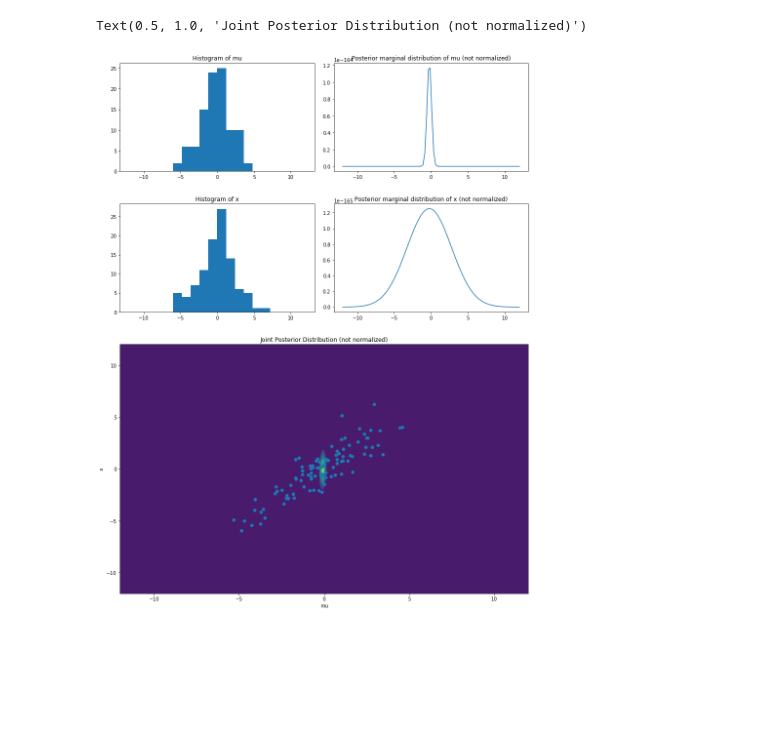
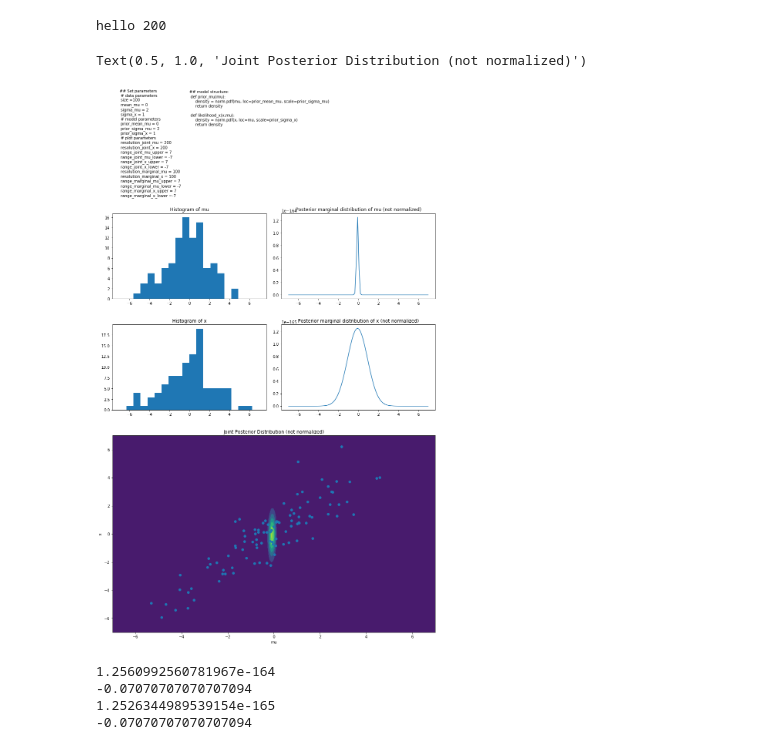
Before and after one commit to jong42/Master_Thesis_CDS, a Jupyter notebook: basic_manual_example.ipynb, the cells around one changed output. Cells and saved outputs as stored; diff of their text form; code cells hidden in the pictures; blank space fills up the shorter version.

Commit message:
Add plotting of used parameters and model structure

```diff
--- a/basic_manual_example.ipynb
+++ b/basic_manual_example.ipynb
@@ -111,39 +111,102 @@ x_plot = linspace(range_joint_x_lower,range_joint_x_upper,resolution_joint_x)
 grid = joint_posterior_without_normalizing_constant_vectorized(x_plot,mu_plot,X)
 # %%
 ## Calculate marginals for visualization
-marginals_x = [posterior_marginal_x_without_normalizing_constant(x,X) for x in np.linspace(-4,4,resolution_marginal_x)]
-marginals_mu = [posterior_marginal_mu_without_normalizing_constant(mu,X) for mu in np.linspace(-4,4,resolution_marginal_mu)]
+range_marginals_mu = np.linspace(range_marginal_mu_lower,range_marginal_mu_upper,resolution_marginal_mu)
+range_marginals_x  = np.linspace(range_marginal_x_lower, range_marginal_x_upper, resolution_marginal_x)
+
+marginals_mu = [posterior_marginal_mu_without_normalizing_constant(mu,X) for mu in range_marginals_mu]
+marginals_x = [posterior_marginal_x_without_normalizing_constant(x,X) for x in range_marginals_x]
+# %%
+print('hello' ,resolution_joint_mu)
+# %% [output]
+hello 200
 # %%
 ## Plot posterior distributions
 
 plt.figure(figsize=(15,20))
 vis_grid = plt.GridSpec(4, 2, wspace=0.1, hspace=0.3)
 
 plt.subplot(vis_grid[0, 0])
 hist(mu,range=[range_marginal_mu_lower,range_marginal_mu_upper],bins=20)
 plt.title('Histogram of mu')
 
+plt.text(range_joint_mu_lower,20,
+'## Set parameters \n \
+# data parameters \n \
+size =' + str(size)+ '\n \
+mean_mu = ' + str(mean_mu)+ '\n \
+sigma_mu = ' + str(sigma_mu)+ ' \n \
+sigma_x = ' + str(sigma_x)+ ' \n \
+# model parameters \n \
+prior_mean_mu = ' + str(prior_mean_mu)+ ' \n \
+prior_sigma_mu = ' + str(prior_sigma_mu)+ ' \n \
+prior_sigma_x = ' + str(prior_sigma_x)+' \n \
+# plot parameters \n \
+resolution_joint_mu = ' + str(resolution_joint_mu)+' \n \
+resolution_joint_x = ' + str(resolution_joint_x)+' \n \
+range_joint_mu_upper = ' + str(range_joint_mu_upper)+' \n \
+range_joint_mu_lower = ' + str(range_joint_mu_lower)+' \n \
+range_joint_x_upper = ' + str(range_joint_x_upper)+' \n \
+range_joint_x_lower = ' + str(range_joint_x_lower)+' \n \
+resolution_marginal_mu = ' + str(resolution_marginal_mu)+' \n \
+resolution_marginal_x = ' + str(resolution_marginal_x)+' \n \
+range_marginal_mu_upper = ' + str(range_marginal_mu_upper)+' \n \
+range_marginal_mu_lower = ' + str(range_marginal_mu_lower)+' \n \
+range_marginal_x_upper = ' + str(range_marginal_x_upper)+' \n \
+range_marginal_x_lower =' + str(range_marginal_x_lower))
+
+plt.text(0,34,
+'## model structure: \n \
+def prior_mu(mu): \n \
+    density = norm.pdf(mu, loc=prior_mean_mu, scale=prior_sigma_mu) \n \
+    return density \n \
+ \n \
+def likelihood_x(x,mu): \n \
+    density = norm.pdf(x, loc=mu, scale=prior_sigma_x) \n \
+    return density')
+
+
+
 plt.subplot(vis_grid[0, 1:])
-plt.plot(np.linspace(range_marginal_mu_lower,range_marginal_mu_upper,resolution_marginal_mu), marginals_mu)
+plt.plot(range_marginals_mu, marginals_mu)
 plt.title('Posterior marginal distribution of mu (not normalized)')
 plt.subplot(vis_grid[1, :])
 
 plt.subplot(vis_grid[1, 0])
 hist(X,range=[range_marginal_x_lower,range_marginal_x_upper],bins=20)
 plt.title('Histogram of x')
 
 plt.subplot(vis_grid[1, 1:])
-plt.plot(np.linspace(range_marginal_x_lower,range_marginal_x_upper,resolution_marginal_x), marginals_x)
+plt.plot(range_marginals_x, marginals_x)
 plt.title('Posterior marginal distribution of x (not normalized)')
 
 plt.subplot(vis_grid[2:4, :])
 cnt = contourf(mu_plot, x_plot, grid)
 plt.xlabel('mu')
 plt.ylabel('x')
 plt.ylim((range_joint_x_lower,range_joint_x_upper))
 plt.xlim((range_joint_mu_lower,range_joint_mu_upper))
 _ = plt.scatter(mu, X)
 plt.title('Joint Posterior Distribution (not normalized)')
 # %% [output]
 Text(0.5, 1.0, 'Joint Posterior Distribution (not normalized)')
-[figure, old version]
+[figure, new version]
+# %%
+mu_max = max(marginals_mu)
+mu_max_index = marginals_mu.index(mu_max)
+mu_max_plot_position = range_marginals_mu[mu_max_index]
+
+print(mu_max)
+print(mu_max_plot_position)
+
+x_max = max(marginals_x)
+x_max_index = marginals_x.index(x_max)
+x_max_plot_position = range_marginals_x[x_max_index]
+
+print(x_max)
+print(x_max_plot_position)
+# %% [output]
+1.2560992560781967e-164
+-0.07070707070707094
+1.2526344989539154e-165
+-0.07070707070707094
```
Also changed, not shown: parts of 1 cell of this notebook.
